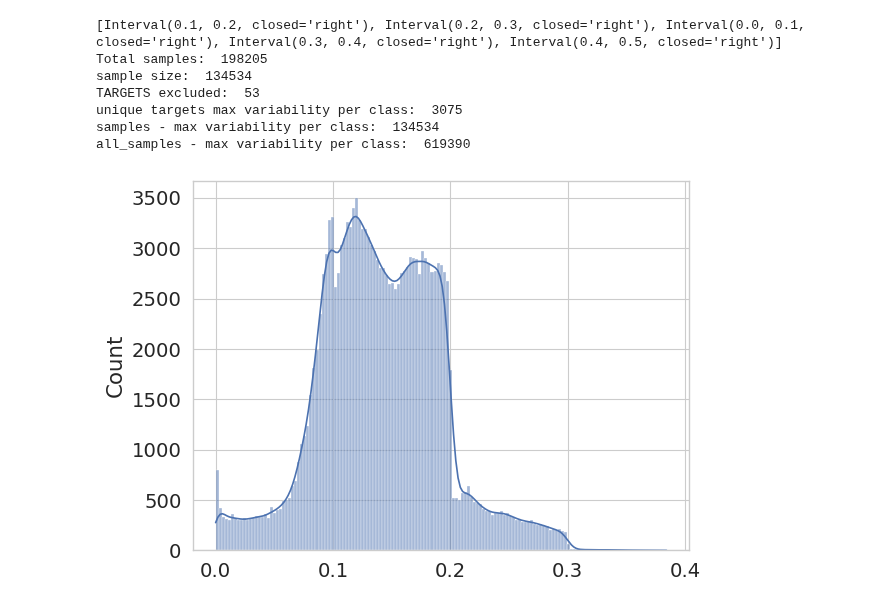
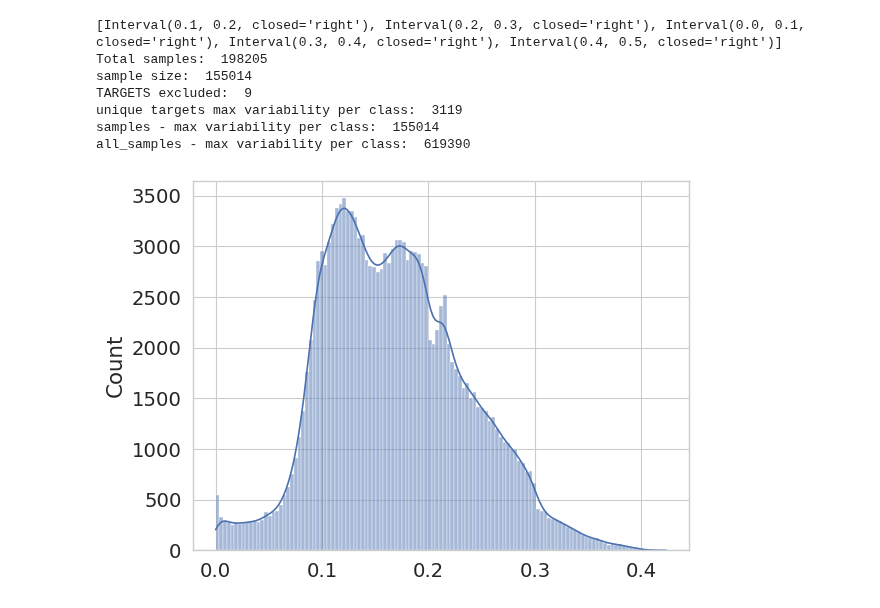
Before and after one commit to jr4fs/vl-pretraining, a Jupyter notebook: src/dataset_selection/sampling/stratified_beta_sampling.ipynb, the cells around one changed output. Drawn from its saved outputs; the diff is of its cells as text; code cells hidden in the pictures.

Commit message:
stratified

```diff
--- a/src/dataset_selection/sampling/stratified_beta_sampling.ipynb
+++ b/src/dataset_selection/sampling/stratified_beta_sampling.ipynb
@@ -83,7 +83,7 @@ def stratified_beta_multilabel(df, alpha, beta, model, training_budget, dataset=
     final_sample = []
     final_sample_ids = []
     for idx, sampling_percentage in enumerate(sampling_percentages):
-        sampled_points = all_bins[idx].sample(frac=sampling_percentage, replace=True)
+        sampled_points = all_bins[idx].sample(frac=sampling_percentage, replace=False)
         final_sample.extend(sampled_points['variability'].tolist())
         final_sample_ids.extend(sampled_points['question_id'].tolist())
     sns.histplot(final_sample, kde=True)
@@ -119,19 +119,19 @@ def stratified_beta_multilabel(df, alpha, beta, model, training_budget, dataset=
 # %%
 
 sampling_dataset = 'multilabel_full'
 sampling_model = 'LXR111'
 
 
 base_path = '../../../snap/vqa/lxr111_multilabel_full_run_3/'
 df = pd.read_pickle(base_path+"datamap_metrics.pkl")
 
-stratified_beta_multilabel(df, 2, 8, sampling_model, 32, dataset=sampling_dataset)
+stratified_beta_multilabel(df, 1, 2, sampling_model, 32, dataset=sampling_dataset)
 # %% [output]
 [Interval(0.1, 0.2, closed='right'), Interval(0.2, 0.3, closed='right'), Interval(0.0, 0.1, closed='right'), Interval(0.3, 0.4, closed='right'), Interval(0.4, 0.5, closed='right')]
 Total samples:  198205
-sample size:  134534
-TARGETS excluded:  53
-unique targets max variability per class:  3075
-samples - max variability per class:  134534
+sample size:  155014
+TARGETS excluded:  9
+unique targets max variability per class:  3119
+samples - max variability per class:  155014
 all_samples - max variability per class:  619390
-[figure, old version]
+[figure, new version]
```
